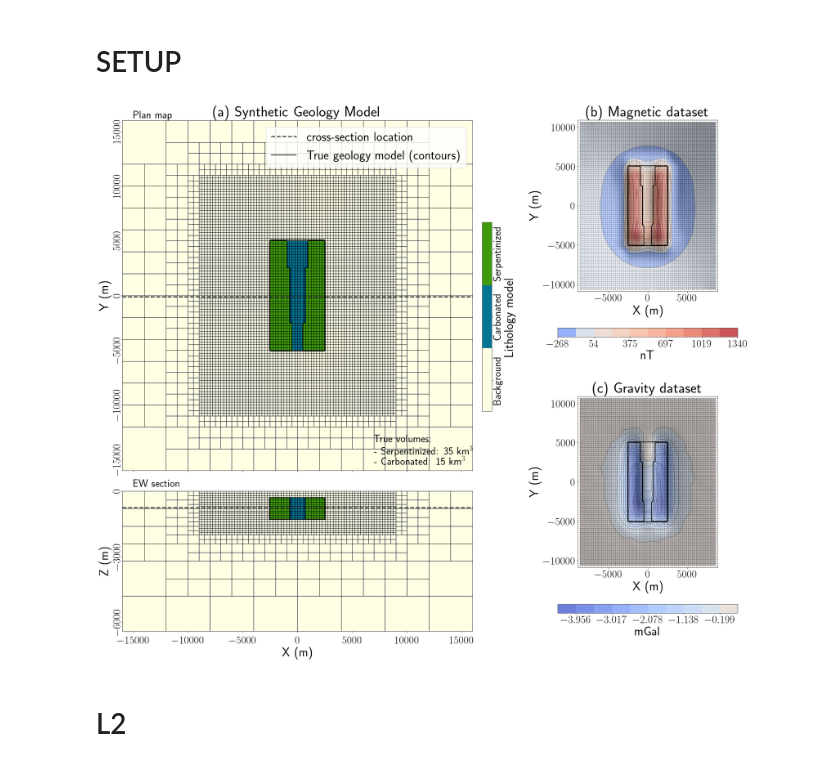
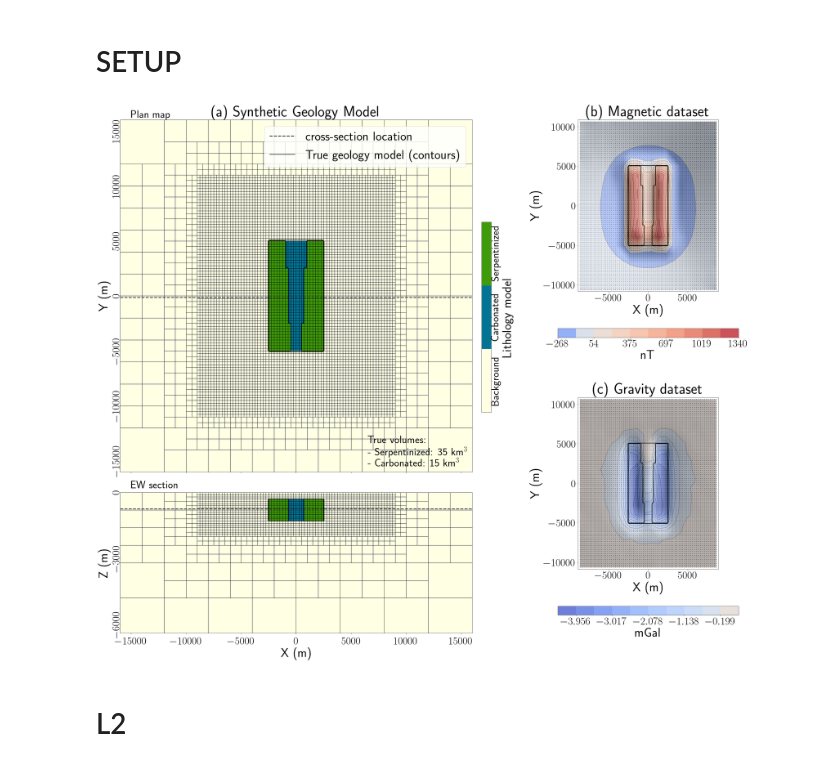
Before and after one commit to simpeg-research/Fast-Times-2021-Carbon-Mineralization, a Jupyter notebook: 3_blocks_model/Final_Visualization/MakeFigures-3blocks.ipynb, the cells around one changed output. Cells and saved outputs as stored; diff of their text form; code cells hidden in the pictures.

```diff
--- a/3_blocks_model/Final_Visualization/MakeFigures-3blocks.ipynb
+++ b/3_blocks_model/Final_Visualization/MakeFigures-3blocks.ipynb
@@ -285,11 +285,11 @@ True mass: Serpentinized: 94500.00 t; Carbonated 45000.00 t
 # %% [markdown]
 # SETUP
 # %%
-titlesize = 28 * 1.5
-labelsize = 24 * 1.5
-ticksize = 20 * 1.5
+titlesize = 28 * 2
+labelsize = 24 * 2
+ticksize = 20 * 2
 
-fig = plt.figure(figsize=(3*11,3*9))
+fig = plt.figure(figsize=(4*11,4*9))
 ax0 = plt.subplot2grid((25,35),(0, 0),colspan=19,rowspan=17)
 ax1 = plt.subplot2grid((25,35),(17, 0),colspan=19,rowspan=8)
 ax2 = plt.subplot2grid((25,35),(0, 19),colspan=1,rowspan=19)
@@ -323,7 +323,7 @@ ax[0].text(-15000,16200,'Plan map',fontdict={'fontsize':ticksize})
 ax[1].text(-15000,200,'EW section',fontdict={'fontsize':ticksize})
 
 ax[0].text(
-    7000,-15500,
+    6500,-15500,
     "True volumes:\n- Serpentinized: {:.0f} km$^3$\n- Carbonated: {:.0f} km$^3$".format(
         1e-9 * volume_estimate_pgi(geology_model)[1],
         1e-9 * volume_estimate_pgi(geology_model)[0]
@@ -371,34 +371,34 @@ mm = utils.plot2Ddata(data_mag.survey.receiver_locations,data_mag.dobs,
 )
 ax[1].scatter(data_mag.survey.receiver_locations[:,0],data_mag.survey.receiver_locations[:,1],label='Data locations',c='k',s=1)
 
 ax[1].set_title('(b) Magnetic dataset', fontsize=titlesize)
 cb = plt.colorbar(mm[0],ax=ax[1], orientation='horizontal')
 cb.set_label('nT', fontsize=labelsize)
 cb.ax.tick_params(labelsize=ticksize)
 
 
 #overlay true geology model for comparison
 indz = -9
 indslicezplot = mesh.gridCC[:,2] == mesh.vectorCCz[indz]
 for i in range(2):
     _, _, CS = utils.plot2Ddata(
             mesh.gridCC[indslicezplot][:,[0,1]],geology_model[indslicezplot],
             nx=200,ny=200,
              contourOpts={'alpha':0},
              clim=[0,2],
              ax=ax[i],
              level=True,
              ncontour=2,
              levelOpts={'colors':'k','linewidths':2,#'linestyles':'dotted',
             },
             method='nearest'
     )
     CS.collections[0].set_label('True geology outline')
     #ax[i].legend(fontsize=16,loc=4)
     ax[i].set_aspect(1)
 plt.show()
 # %% [output]
-[figure, old version]
+[figure, new version]
 # %%
 fig.savefig('synthetic-three-blocks-model.png', dpi=100,bbox_inches='tight', pad_inches=0.1)
 # %% [markdown]
```
Also changed, not shown: parts of 7 cells of this notebook, 3 other files.
